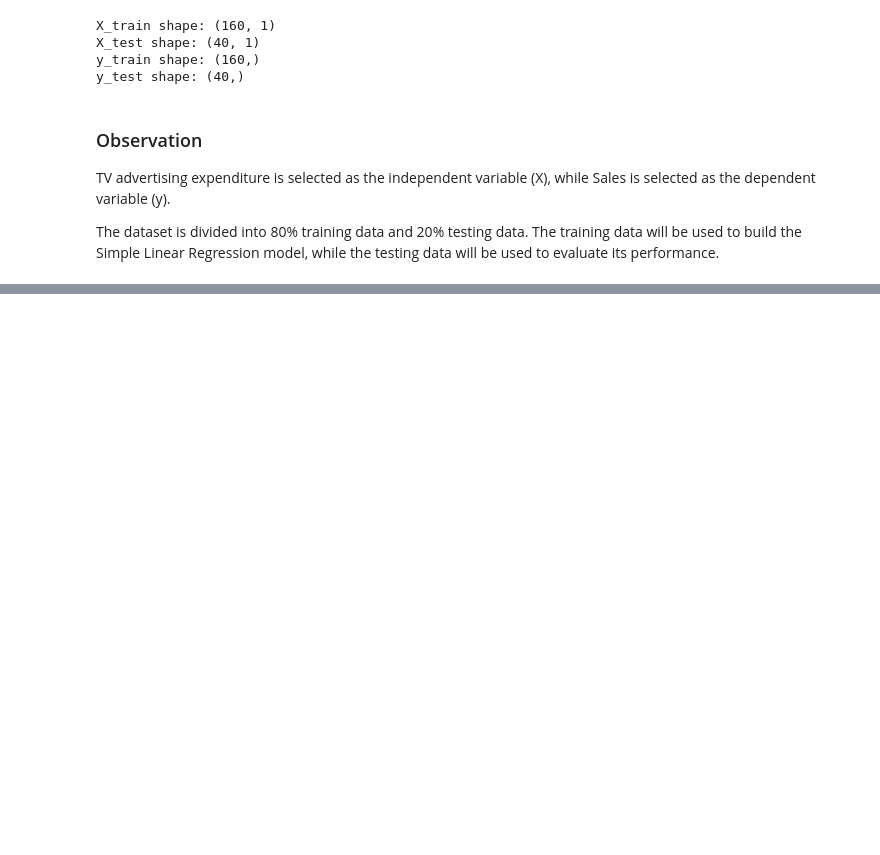
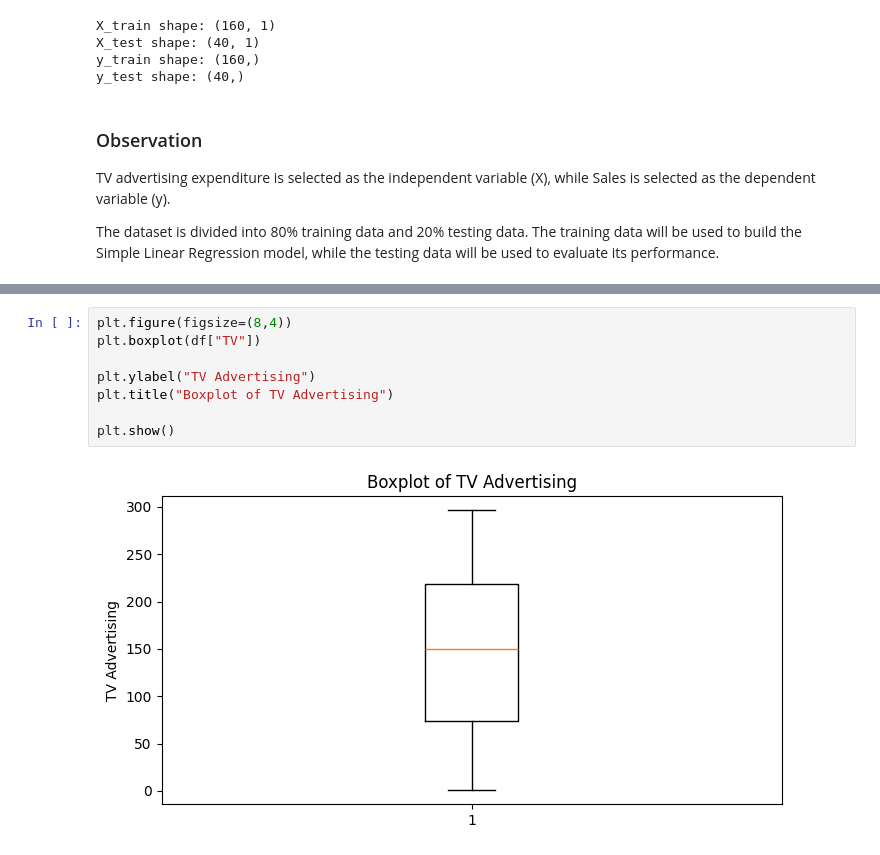
Before and after one commit to shreeshreeya69-crypto/simple-linear-regression-ybi, a Jupyter notebook: Simple_Linear_Regression_YBI.ipynb, the cells around one changed output, grey strips where cells are left out. Saved outputs shown, nothing was run; the diff lists cells and outputs as text; blank space fills up the shorter version.

```diff
--- a/Simple_Linear_Regression_YBI.ipynb
+++ b/Simple_Linear_Regression_YBI.ipynb
@@ -565,0 +609,10 @@ while the testing data will be used to evaluate its performance.
+# %%
+plt.figure(figsize=(8,4))
+plt.boxplot(df["TV"])
+
+plt.ylabel("TV Advertising")
+plt.title("Boxplot of TV Advertising")
+
+plt.show()
+# %% [output]
+[figure, added]
```
Also changed, not shown: parts of 10 cells of this notebook.
